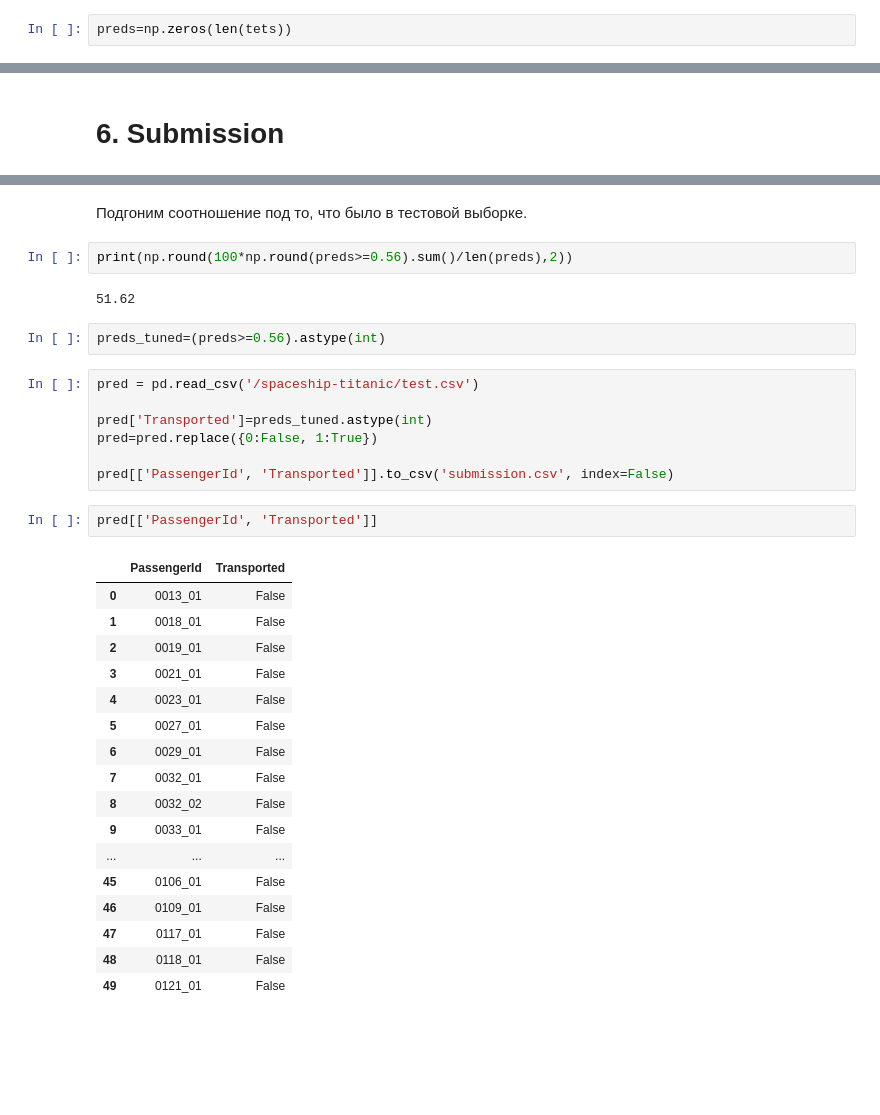
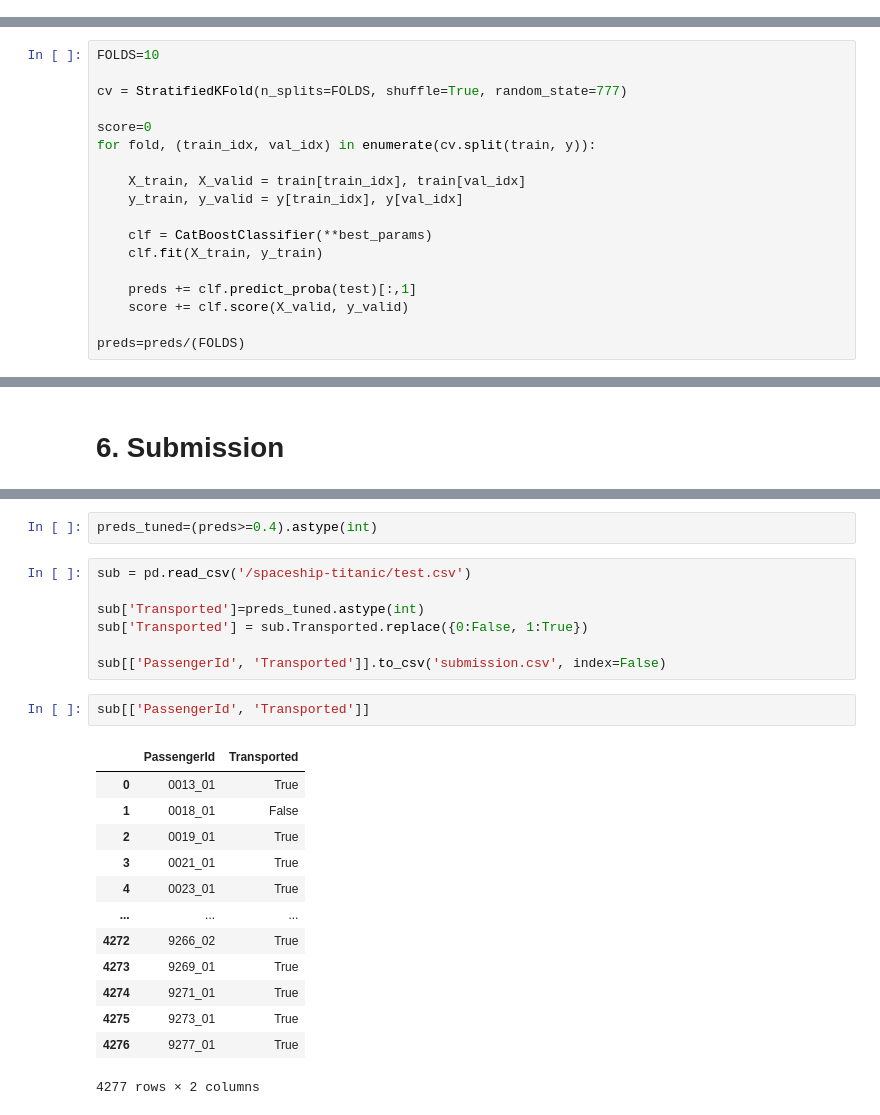
Before and after one commit to SalomatinSergey/classification_spaceship-titanic, a Jupyter notebook: Spaceship Titanic.ipynb, the cells around one changed output, grey strips where cells are left out. Saved outputs shown, nothing was run; the diff lists cells and outputs as text; blank space fills up the shorter version.

```diff
--- a/Spaceship Titanic.ipynb
+++ b/Spaceship Titanic.ipynb
@@ -788,2 +662,0 @@ best_models = {
-# %%
-preds=np.zeros(len(tets))
@@ -842,0 +806,18 @@ Training time (mins): 0.15
+# %%
+FOLDS=10
+
+cv = StratifiedKFold(n_splits=FOLDS, shuffle=True, random_state=777)
+
+score=0
+for fold, (train_idx, val_idx) in enumerate(cv.split(train, y)):
+
+    X_train, X_valid = train[train_idx], train[val_idx]
+    y_train, y_valid = y[train_idx], y[val_idx]
+
+    clf = CatBoostClassifier(**best_params)
+    clf.fit(X_train, y_train)
+
+    preds += clf.predict_proba(test)[:,1]
+    score += clf.score(X_valid, y_valid)
+
+preds=preds/(FOLDS)
@@ -857,35 +856,25 @@ print(np.round(100*np.round(preds).sum()/len(preds),2))
-# %% [markdown]
-Подгоним соотношение под то, что было в тестовой выборке.
-# %%
-print(np.round(100*np.round(preds>=0.56).sum()/len(preds),2))
-# %% [output]
-51.62
-# %%
-preds_tuned=(preds>=0.56).astype(int)
+# %%
+preds_tuned=(preds>=0.4).astype(int)
 # %%
-pred = pd.read_csv('/spaceship-titanic/test.csv')
+sub = pd.read_csv('/spaceship-titanic/test.csv')
 
-pred['Transported']=preds_tuned.astype(int)
-pred=pred.replace({0:False, 1:True})
+sub['Transported']=preds_tuned.astype(int)
+sub['Transported'] = sub.Transported.replace({0:False, 1:True})
 
-pred[['PassengerId', 'Transported']].to_csv('submission.csv', index=False)
+sub[['PassengerId', 'Transported']].to_csv('submission.csv', index=False)
 # %%
-pred[['PassengerId', 'Transported']]
+sub[['PassengerId', 'Transported']]
 # %% [output]
 |  | PassengerId | Transported |
-| 0 | 0013_01 | False |
+| 0 | 0013_01 | True |
 | 1 | 0018_01 | False |
-| 2 | 0019_01 | False |
-| 3 | 0021_01 | False |
-| 4 | 0023_01 | False |
-| 5 | 0027_01 | False |
-| 6 | 0029_01 | False |
-| 7 | 0032_01 | False |
-| 8 | 0032_02 | False |
-| 9 | 0033_01 | False |
+| 2 | 0019_01 | True |
+| 3 | 0021_01 | True |
+| 4 | 0023_01 | True |
 | ... | ... | ... |
-| 45 | 0106_01 | False |
-| 46 | 0109_01 | False |
-| 47 | 0117_01 | False |
-| 48 | 0118_01 | False |
-| 49 | 0121_01 | False |
+| 4272 | 9266_02 | True |
+| 4273 | 9269_01 | True |
+| 4274 | 9271_01 | True |
+| 4275 | 9273_01 | True |
+| 4276 | 9277_01 | True |
+4277 rows × 2 columns
```
Also changed, not shown: parts of 17 cells of this notebook.
